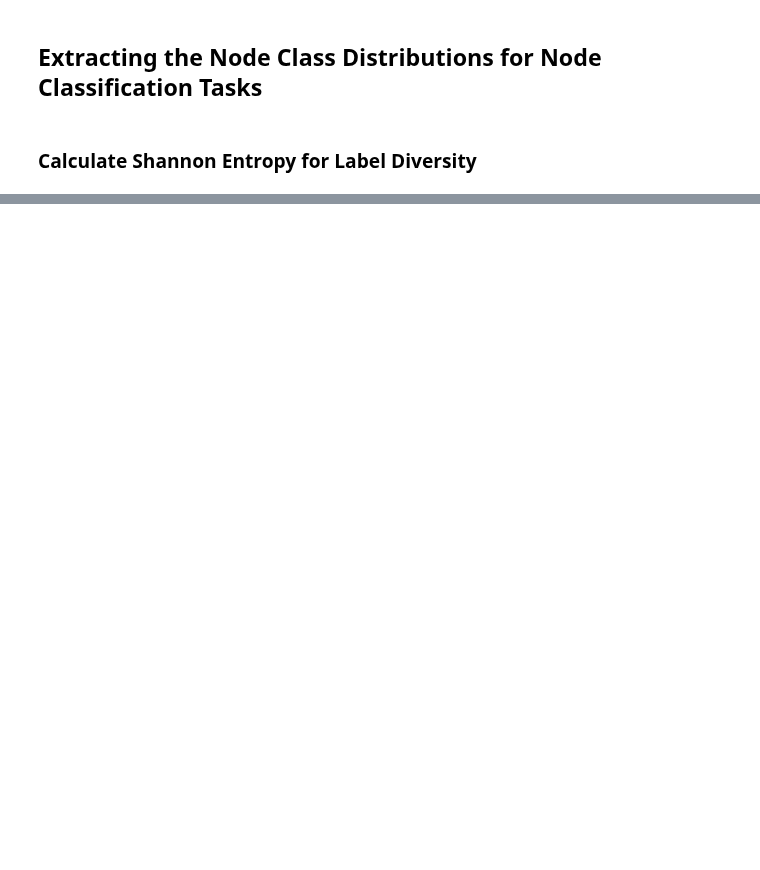
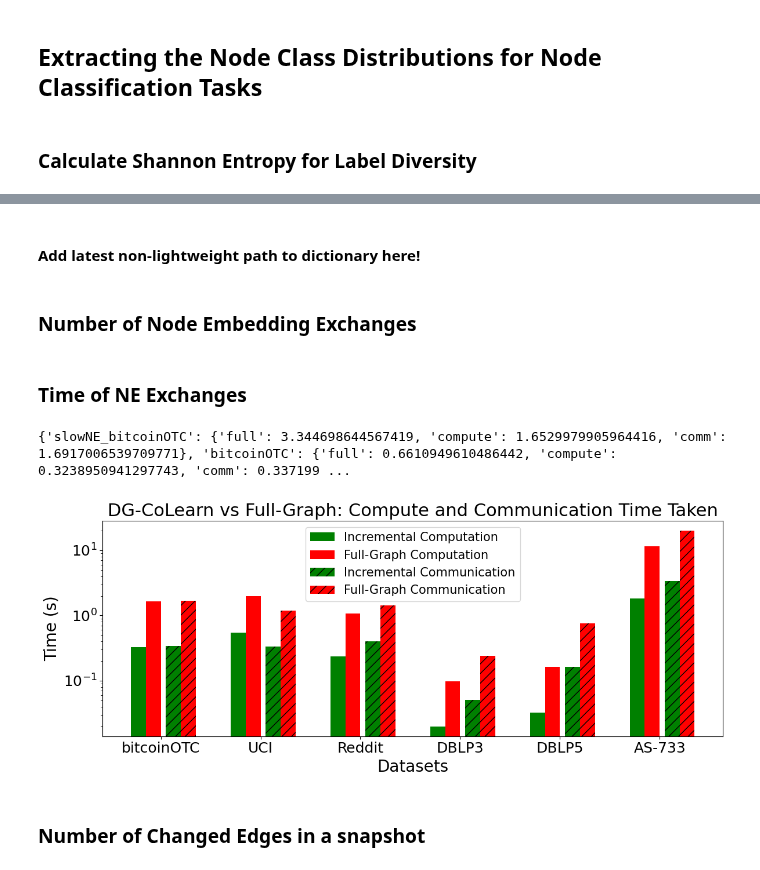
Before and after one commit to Ashley0909/DG-CoLearn, a Jupyter notebook: analysis.ipynb, the cells around one changed output, grey strips where cells are left out. Drawn from its saved outputs; the diff is of its cells as text; code cells hidden in the pictures; blank space fills up the shorter version.

```diff
--- a/analysis.ipynb
+++ b/analysis.ipynb
@@ -37,6 +35,5 @@ experiment_to_results_path = {
     "DBLP5_MinCutFirst": r'stats/gpa/20250716/DBLP5_Full/mincut_primary.txt',
     "DBLP5_BalanceFirst": r'stats/gpa/20250716/DBLP5_Full/balance_primary.txt',
     "DBLP5_LabelFirst": r'stats/gpa/20250716/DBLP5_Full/label_primary.txt',
-    "AS733": r'stats/fast_gpa/20251121/1559.txt'
 }
 DATASET = "AS733"
@@ -42,0 +66,5 @@ DATASET = "AS733"
+# %%
+experiment_to_results_path['FedGCN-UCI_#1'] = r'stats/fast_gpa/20260126/1915.txt'
+experiment_to_results_path['NoNE-UCI_#1'] = r'stats/fast_gpa/20260126/1935.txt'
+experiment_to_results_path['FedGCN-bitcoinOTC_#1'] = r'stats/fast_gpa/20260126/1940.txt'
+experiment_to_results_path['new-bitcoinOTC_#1'] = r'stats/fast_gpa/20260126/2016.txt'
@@ -129,7 +214,7 @@ snapshot_to_cut_edges, snapshot_to_edges\
 # %% [markdown]
 <h3> Multi Index Pandas DataFrame to Present all of the Metrics for the given Dataset
 # %%
-def get_metrics(snapshot_to_best_round_metrics, dataset):
+def get_metrics(all_ne_times, snapshot_to_best_round_metrics, dataset, show_table=False):
     # Convert the dictionary to a pandas DataFrame
     df = pd.DataFrame(snapshot_to_best_round_metrics).T  # Transpose to have the keys (0, 1, 2, ...) as rows
 
@@ -139,6 +224,9 @@ def get_metrics(snapshot_to_best_round_metrics, dataset):
     # Add a new row for the averages
     df.loc['Average'] = averages
 
-    display(Markdown(f"<h2> Dataset Values for {dataset}"))
     # Display the DataFrame
-    display(df)
+    if show_table:
+        display(Markdown(f"<h2> Dataset Values for {dataset}"))
+        display(df)
+
+    return df.loc['Average'], all_ne_times
@@ -846,0 +888,2 @@ print(f"Average Entropy: {avg_entropy:.4f}")
+# %% [markdown]
+#### Add latest non-lightweight path to dictionary here!
@@ -846,0 +914,2 @@ print(f"Average Entropy: {avg_entropy:.4f}")
+# %% [markdown]
+### Number of Node Embedding Exchanges
@@ -846,0 +949,48 @@ print(f"Average Entropy: {avg_entropy:.4f}")
+# %% [markdown]
+### Time of NE Exchanges
+# %%
+def plot_ne_time(experiment_to_results_path):
+    dataset_list = ['bitcoinOTC', 'UCI', 'Reddit', 'DBLP3', 'DBLP5', 'AS-733']
+    dataset_times = {}
+    for dataset in dataset_list:
+        light_avg_over_trials = get_avg_over_trials(experiment_to_results_path, dataset)
+        dataset_times[f'slowNE_{dataset}'] = {'full': light_avg_over_trials['Mean Full Time'], 'compute': light_avg_over_trials['Mean Compute Time'], 'comm': light_avg_over_trials['Mean Comm Time']}
+        slow_avg_over_trials = get_avg_over_trials(experiment_to_results_path, f'slowNE_{dataset}')
+        dataset_times[dataset] = {'full': slow_avg_over_trials['Mean Full Time'], 'compute': slow_avg_over_trials['Mean Compute Time'], 'comm': slow_avg_over_trials['Mean Comm Time']}
+
+    print(dataset_times)
+
+    datasets = [k for k in dataset_times if not k.startswith("slowNE_")]
+
+    # Extract values
+    fast_compute = [dataset_times[k]['compute'] for k in datasets]
+    fast_comm = [dataset_times[k]['comm'] for k in datasets]
+    slow_compute = [dataset_times[f'slowNE_{k}']['compute'] for k in datasets]
+    slow_comm = [dataset_times[f'slowNE_{k}']['comm'] for k in datasets]
+
+    x = np.arange(len(datasets))
+    width = 0.15
+
+    plt.figure(figsize=(12, 5))
+
+    plt.bar(x - 1.5*width, fast_compute, width, color='green', label="Incremental Computation")
+    plt.bar(x - 0.5*width, slow_compute, width, color='r', label="Full-Graph Computation")
+    plt.bar(x + 0.5*width + 0.05, fast_comm, width, color='green', hatch="//", label="Incremental Communication")
+    plt.bar(x + 1.5*width + 0.05, slow_comm, width, color='r', hatch="//", label="Full-Graph Communication")
+
+    plt.xticks(x, datasets, ha="center", fontsize=18)
+    plt.yticks(fontsize=18)
+    plt.ylabel("Time (s)", fontsize=20)
+    plt.xlabel("Datasets", fontsize=20)
+    plt.yscale("log")
+    plt.title("DG-CoLearn vs Full-Graph: Compute and Communication Time Taken", fontsize=22)
+    plt.legend(fontsize=15)
+    plt.tight_layout()
+    plt.show()
+
+plot_ne_time(experiment_to_results_path)
+# %% [output]
+{'slowNE_bitcoinOTC': {'full': 3.344698644567419, 'compute': 1.6529979905964416, 'comm': 1.6917006539709771}, 'bitcoinOTC': {'full': 0.6610949610486442, 'compute': 0.3238950941297743, 'comm': 0.337199 ...
+[figure, added]
+# %% [markdown]
+### Number of Changed Edges in a snapshot
```
Also changed, not shown: parts of 32 cells of this notebook, 8 other files.
